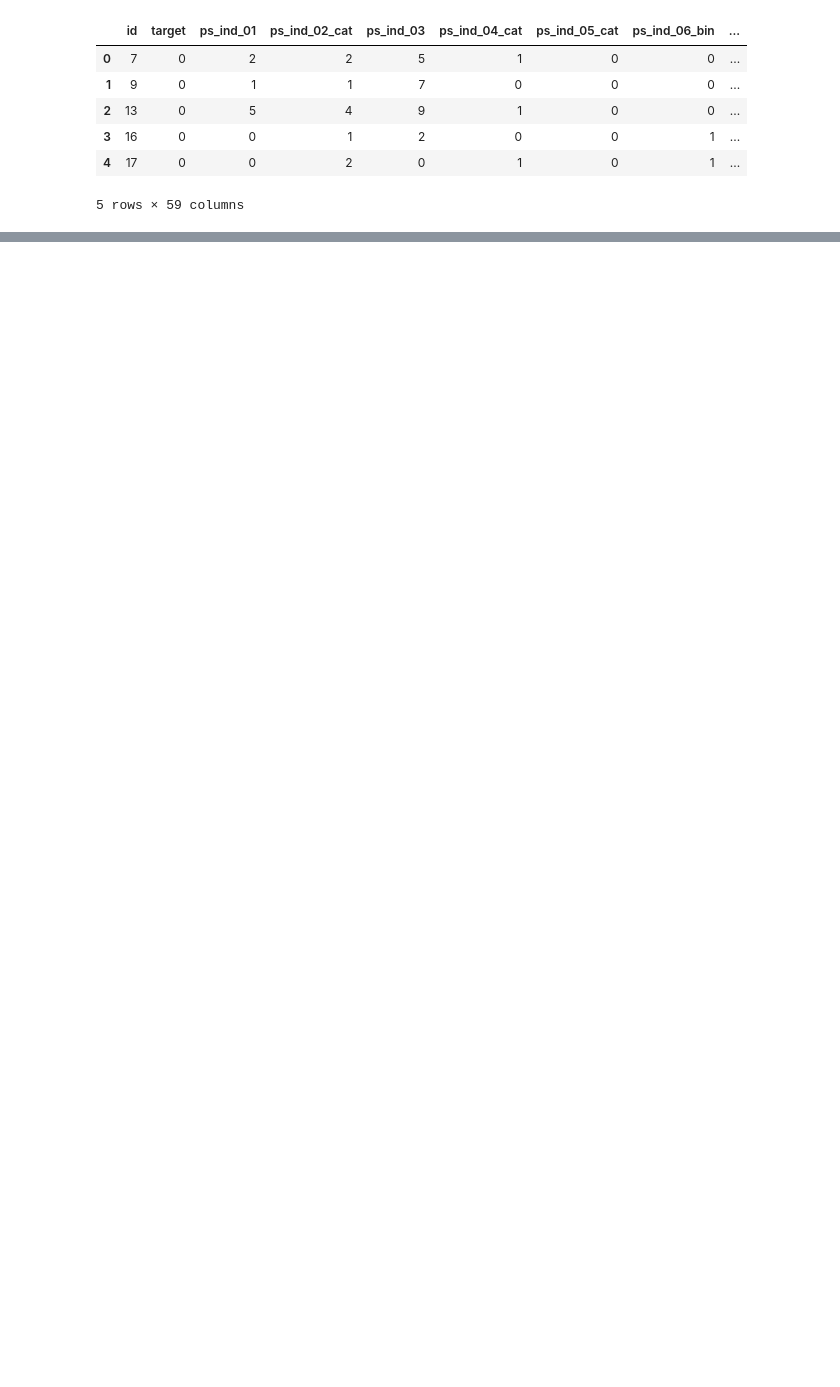
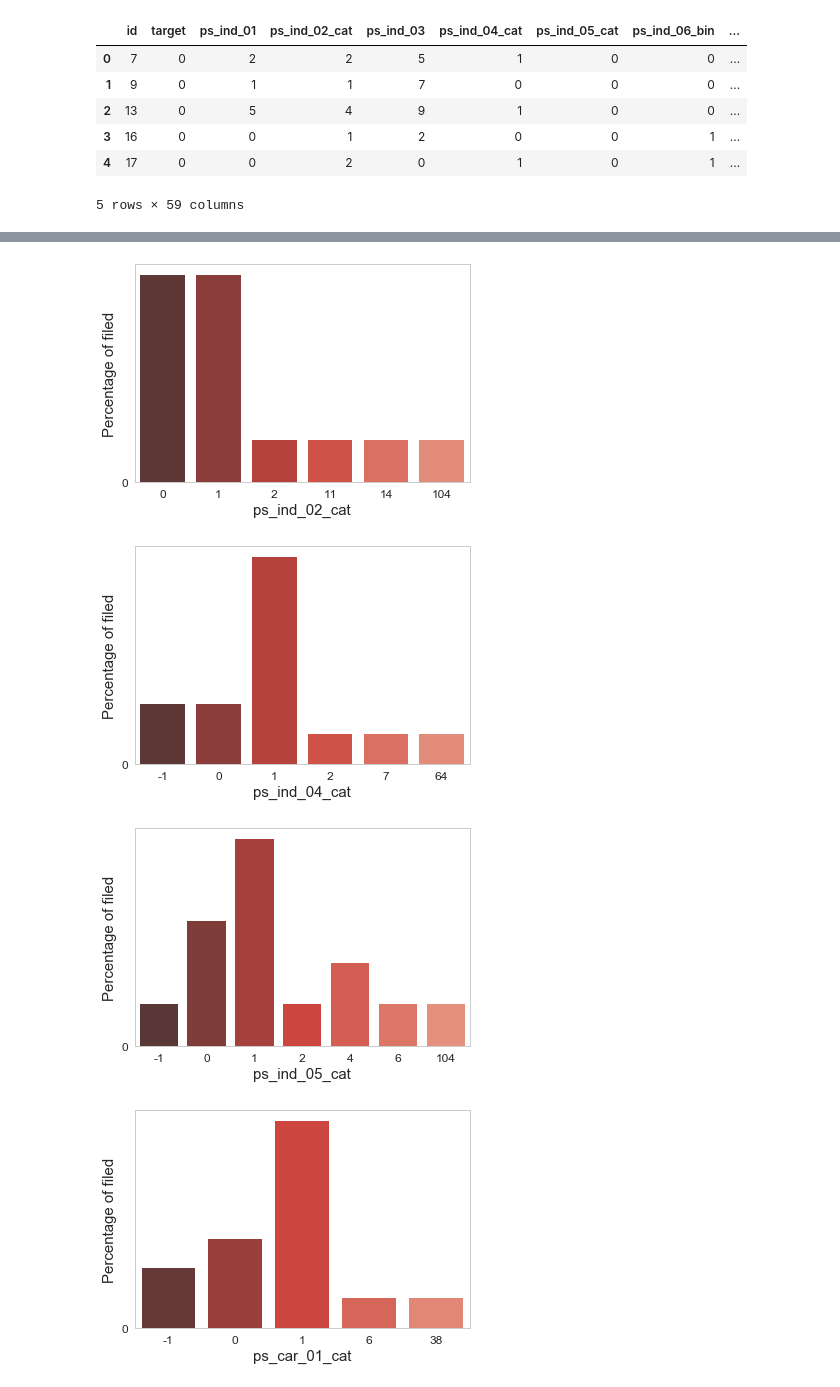
Before and after one commit to yirongtang/project-1, a Jupyter notebook: project1.ipynb, the cells around one changed output, grey strips where cells are left out. Cells and saved outputs as stored; diff of their text form; code cells hidden in the pictures; blank space fills up the shorter version.

```diff
--- a/project1.ipynb
+++ b/project1.ipynb
@@ -118,8 +67,0 @@ plt.show()
-# %%
-N = 2
-zero = []
-one = []
-for col in binary:
-    zero.append(train[col].sum())
-    n = train.shape[0]-train[col].sum()
-    one.append(n)
@@ -213,0 +128,19 @@ train_num = train.loc[:,numeric_features]
+# %%
+
+
+#sub_train.groupby(by = level)
+for col in range(len(num)):
+    f,ax = plt.subplots()
+    sns.countplot(sub_train.iloc[col],palette = 'Reds_d')
+    plt.ylabel('Percentage of filed', fontsize=15)
+    plt.xlabel(num[col], fontsize=15)
+    plt.tick_params(axis='both', which='major', labelsize=12)
+    ax.set_yticks(np.arange(0,1))
+    plt.show()
+
+#data_train = train[data_col]
+# %% [output]
+[figure, added]
+[figure, added]
+[figure, added]
+[figure, added]
```
Also changed, not shown: parts of 21 cells of this notebook.
